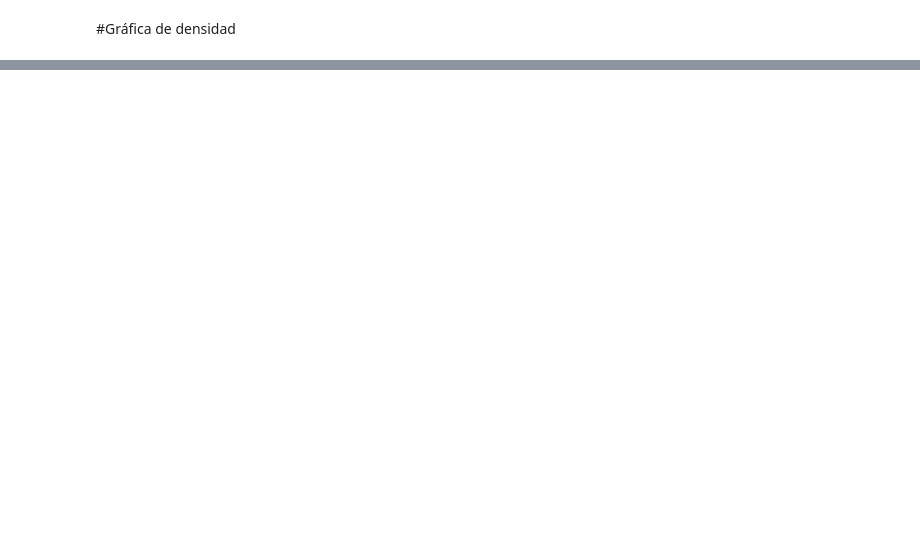
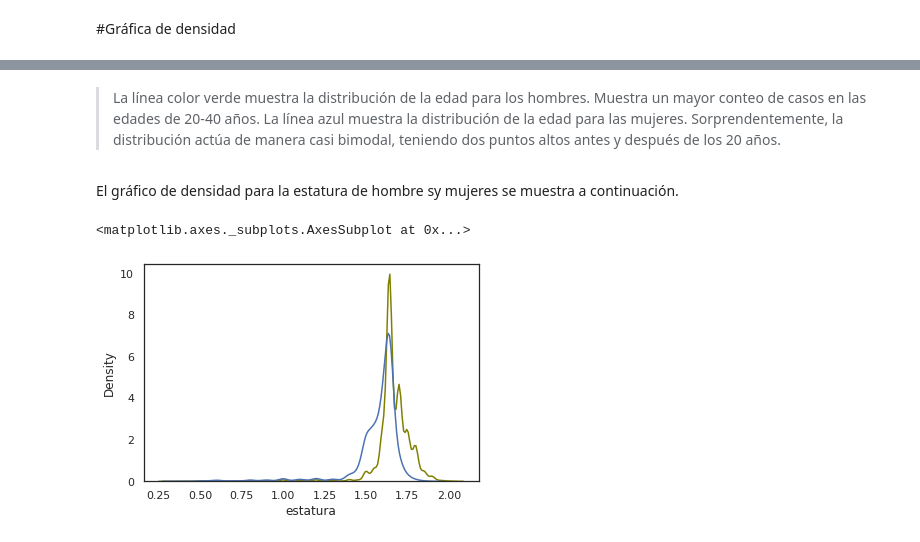
Before and after one commit to MinervaNunez/Proyecto-_Fase3_Python, a Jupyter notebook: Proyecto_Fase_3_BEDU.ipynb, the cells around one changed output, grey strips where cells are left out. Cells and saved outputs as stored; diff of their text form; code cells hidden in the pictures; blank space fills up the shorter version.

```diff
--- a/Proyecto_Fase_3_BEDU.ipynb
+++ b/Proyecto_Fase_3_BEDU.ipynb
@@ -227,0 +285,12 @@ asimetria -3.605588838799281
+# %% [markdown]
+
+
+> La línea color verde muestra la distribución de la edad para los hombres. Muestra un mayor conteo de casos en las edades de 20-40 años. La línea azul muestra la distribución de la edad para las mujeres. Sorprendentemente, la distribución actúa de manera casi bimodal, teniendo dos puntos altos antes y después de los 20 años.
+# %% [markdown]
+El gráfico de densidad para la estatura de hombre sy mujeres se muestra a continuación.
+# %%
+sns.kdeplot(data = df.query("sexo == 'Hombre'"), x = 'estatura', color = 'olive')
+sns.kdeplot(data = df.query("sexo == 'Mujer'"), x = 'estatura')
+# %% [output]
+<matplotlib.axes._subplots.AxesSubplot at 0x...>
+[figure, added]
```
Also changed, not shown: parts of 36 cells of this notebook.
